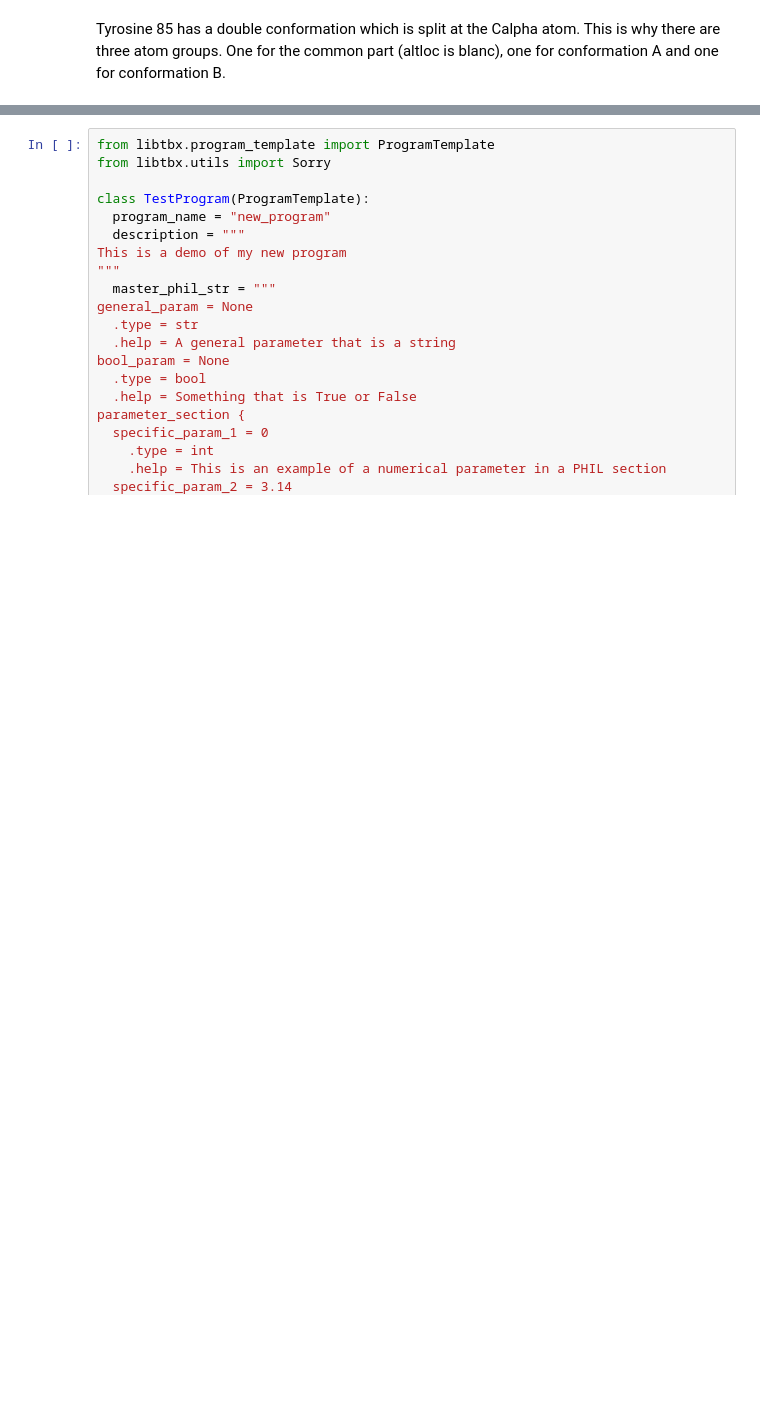
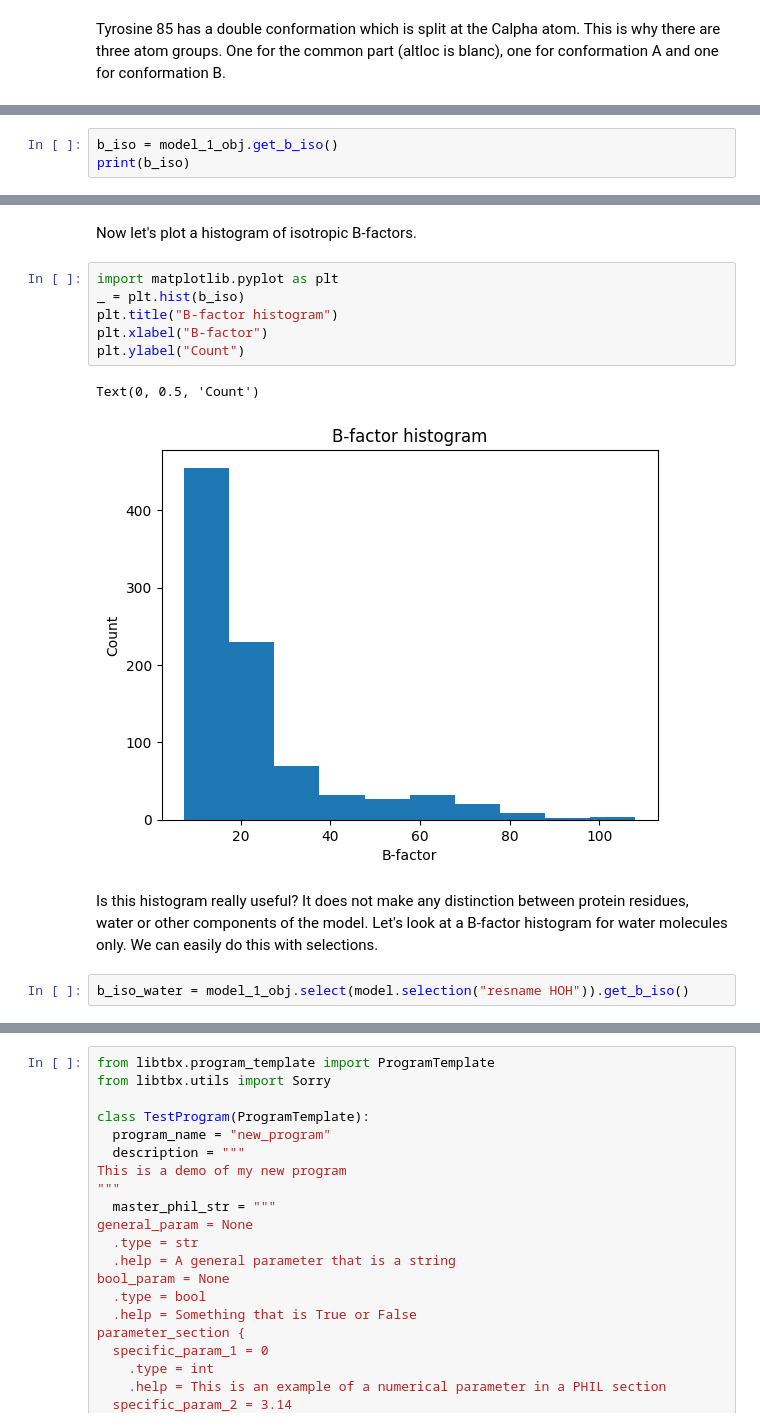
Before and after one commit to cctbx/cctbx_tutorials, a Jupyter notebook: struktura_2024/Struktura_2024.ipynb, the cells around one changed output, grey strips where cells are left out. Saved outputs shown, nothing was run; the diff lists cells and outputs as text; blank space fills up the shorter version.

```diff
--- a/struktura_2024/Struktura_2024.ipynb
+++ b/struktura_2024/Struktura_2024.ipynb
@@ -458,0 +465,3 @@ Tyrosine 85 has a double conformation which is split at the Calpha atom. This is
+# %%
+b_iso = model_1_obj.get_b_iso()
+print(b_iso)
@@ -458,0 +486,17 @@ Tyrosine 85 has a double conformation which is split at the Calpha atom. This is
+# %% [markdown]
+Now let's plot a histogram of isotropic B-factors.
+# %%
+import matplotlib.pyplot as plt
+_ = plt.hist(b_iso)
+plt.title("B-factor histogram")
+plt.xlabel("B-factor")
+plt.ylabel("Count")
+# %% [output]
+Text(0, 0.5, 'Count')
+[figure, added]
+# %% [markdown]
+Is this histogram really useful? It does not make any distinction between protein residues, water or other components of the model.
+Let's look at a B-factor histogram for water molecules only.
+We can easily do this with selections.
+# %%
+b_iso_water = model_1_obj.select(model.selection("resname HOH")).get_b_iso()
```
Also changed, not shown: parts of 9 cells of this notebook.
